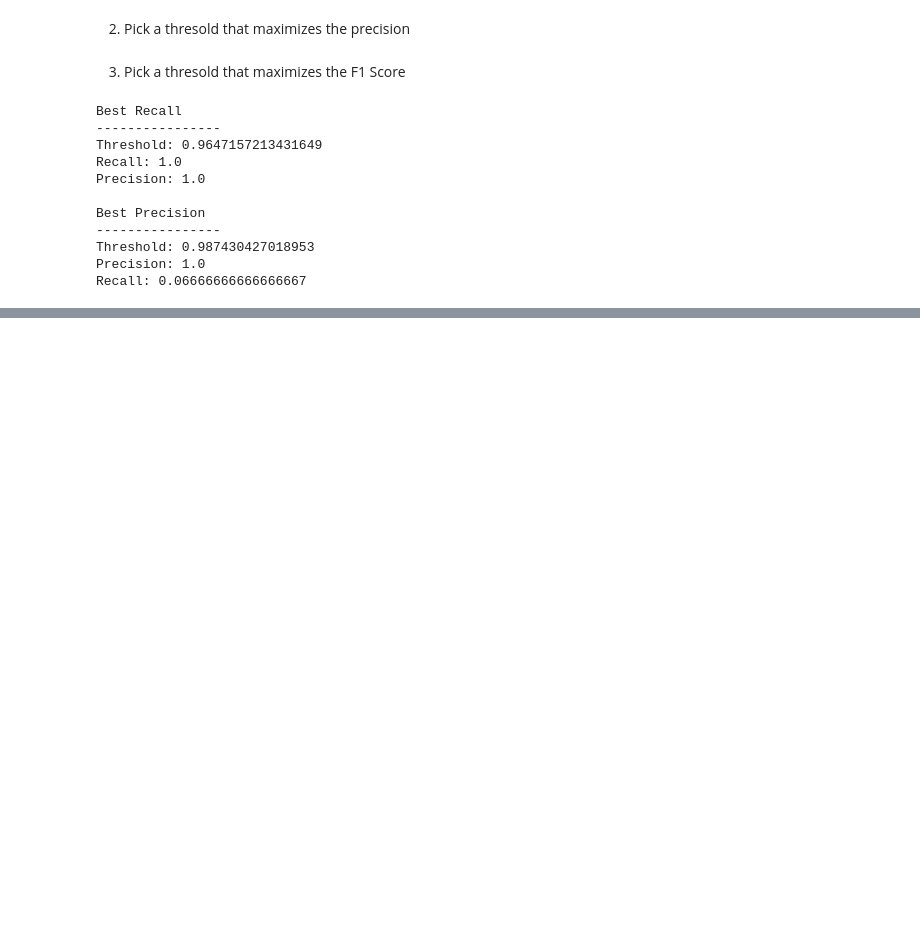
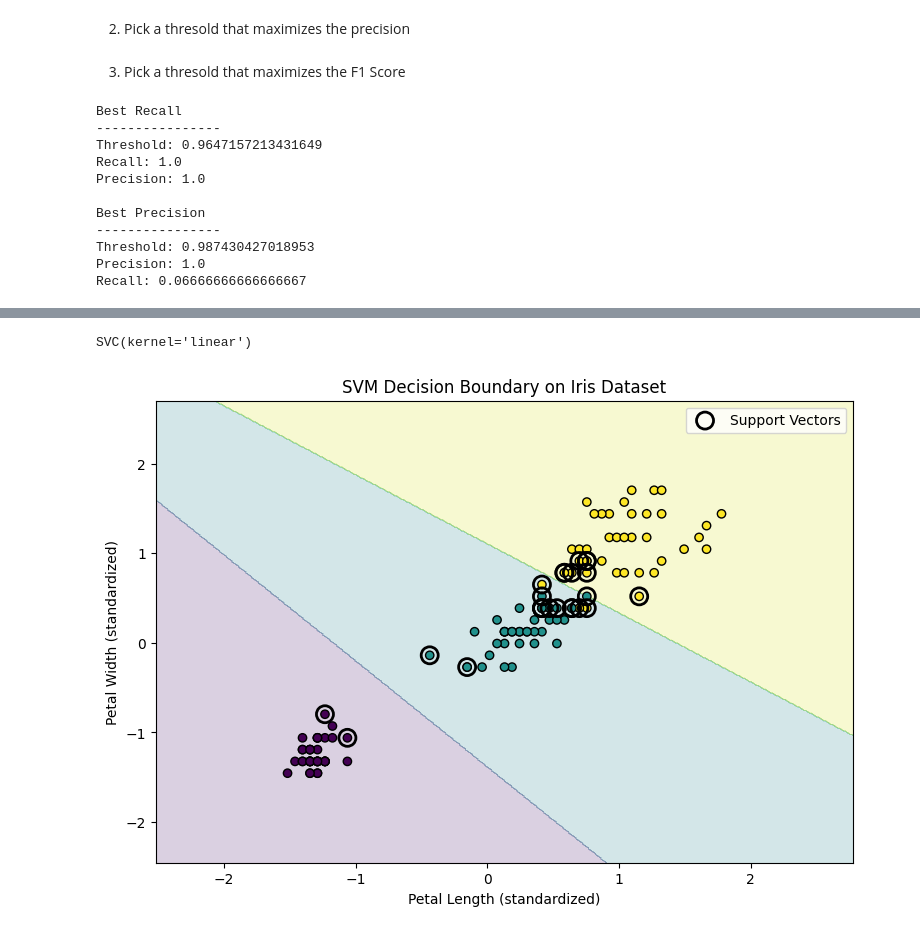
Before and after one commit to cloudxlab/jan2026_ml_dl, a Jupyter notebook: 44_aug_28.ipynb, the cells around one changed output, grey strips where cells are left out. Drawn from its saved outputs; the diff is of its cells as text; code cells hidden in the pictures; blank space fills up the shorter version.

```diff
--- a/44_aug_28.ipynb
+++ b/44_aug_28.ipynb
@@ -325,0 +441,77 @@ Recall: 0.06666666666666667
+# %%
+X_2d = iris.data[:, [2, 3]]
+y_2d = iris.target
+
+X_train_2d, X_test_2d, y_train_2d, y_test_2d = train_test_split(
+    X_2d,
+    y_2d,
+    test_size=0.2,
+    random_state=42,
+    stratify=y_2d
+)
+
+scaler_2d = StandardScaler()
+
+X_train_2d_scaled = scaler_2d.fit_transform(X_train_2d)
+X_test_2d_scaled = scaler_2d.transform(X_test_2d)
+
+svm_2d = SVC(
+    kernel="linear",
+    C=1.0
+)
+
+svm_2d.fit(X_train_2d_scaled, y_train_2d)
+# %% [output]
+SVC(kernel='linear')
+# %%
+x_min = X_train_2d_scaled[:, 0].min() - 1
+x_max = X_train_2d_scaled[:, 0].max() + 1
+
+y_min = X_train_2d_scaled[:, 1].min() - 1
+y_max = X_train_2d_scaled[:, 1].max() + 1
+
+xx, yy = np.meshgrid(
+    np.linspace(x_min, x_max, 500),
+    np.linspace(y_min, y_max, 500)
+)
+
+Z = svm_2d.predict(
+    np.c_[xx.ravel(), yy.ravel()]
+)
+
+Z = Z.reshape(xx.shape)
+plt.figure(figsize=(9, 6))
+
+plt.contourf(
+    xx,
+    yy,
+    Z,
+    alpha=0.2
+)
+
+plt.scatter(
+    X_train_2d_scaled[:, 0],
+    X_train_2d_scaled[:, 1],
+    c=y_train_2d,
+    edgecolors="k"
+)
+
+# Highlight support vectors
+plt.scatter(
+    svm_2d.support_vectors_[:, 0],
+    svm_2d.support_vectors_[:, 1],
+    s=150,
+    facecolors="none",
+    edgecolors="k",
+    linewidths=2,
+    label="Support Vectors"
+)
+
+plt.xlabel("Petal Length (standardized)")
+plt.ylabel("Petal Width (standardized)")
+plt.title("SVM Decision Boundary on Iris Dataset")
+
+plt.legend()
+plt.show()
+# %% [output]
+[figure, added]
```
Also changed, not shown: parts of 8 cells of this notebook.
